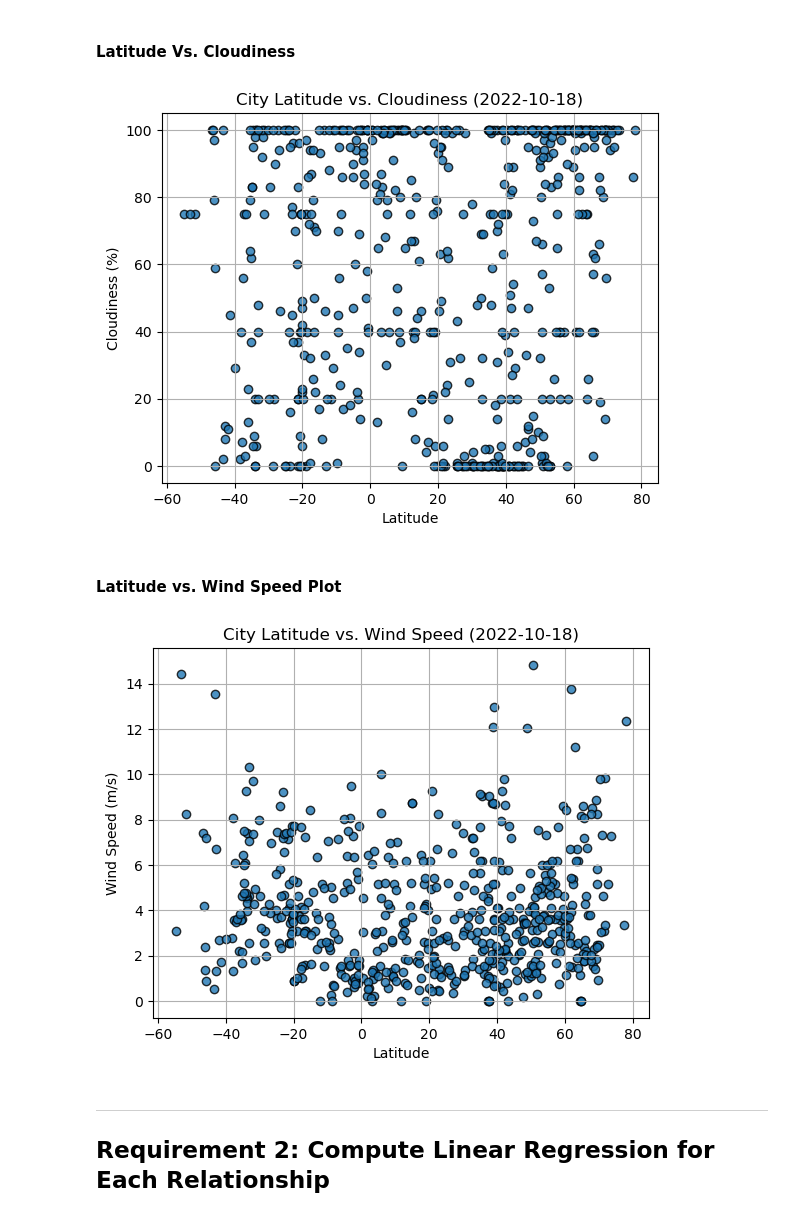
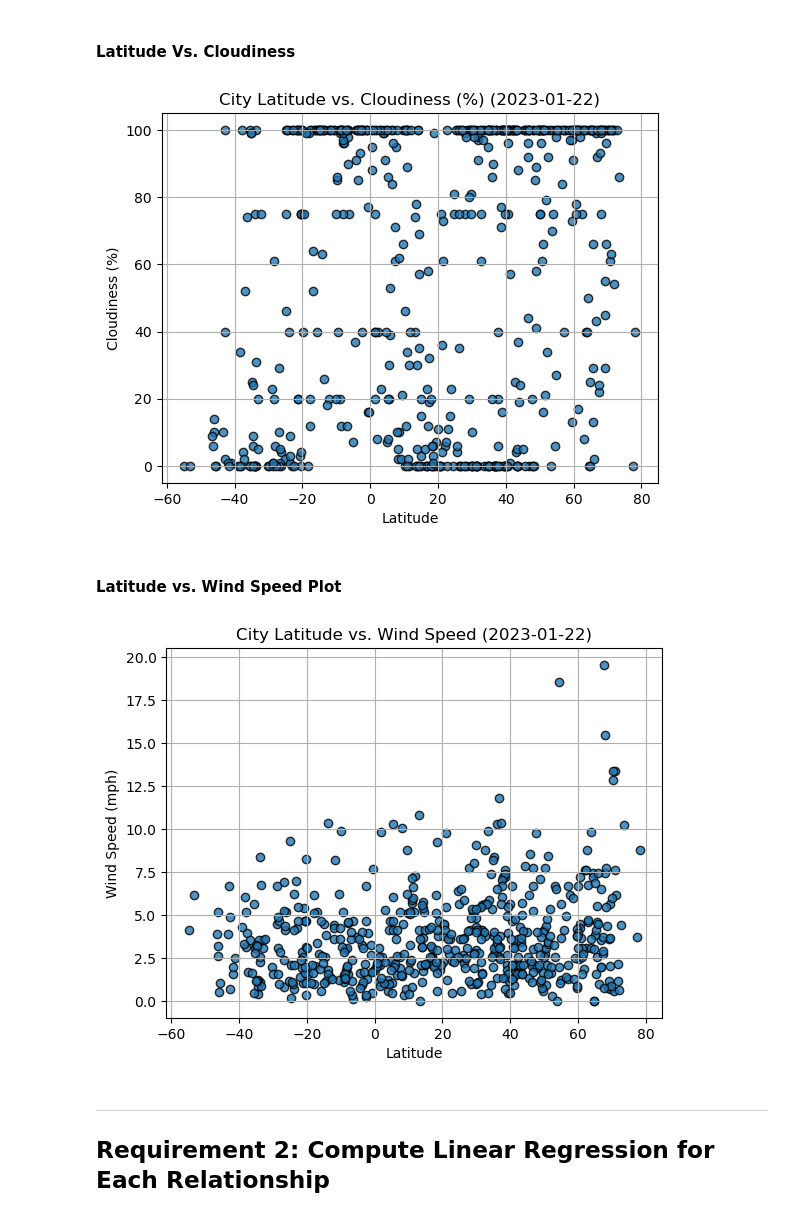
Before and after one commit to 13263952/python-api-weather-analysis, a Jupyter notebook: WeatherPy.ipynb/WeatherPy.ipynb, the cells around one changed output. Cells and saved outputs as stored; diff of their text form; code cells hidden in the pictures.

```diff
--- a/WeatherPy.ipynb/WeatherPy.ipynb
+++ b/WeatherPy.ipynb/WeatherPy.ipynb
@@ -192,0 +201,25 @@ plt.show()
+# %%
+# KEEEPPP Build scatter plot for latitude vs. temperature
+# YOUR CODE HERE
+
+lats = city_data_df["Lat"]
+max_temps = city_data_df["Max Temp"]
+humidity = city_data_df["Humidity"]
+cloudiness = city_data_df["Cloudiness"]
+wind_speed = city_data_df["Wind Speed"]
+
+plt.scatter(lats,
+            max_temps,
+            edgecolor="black", linewidths=1, marker="o",
+            alpha=0.8, label="Cities")
+
+plt.title(f"City Max Latitude vs. Temperature ("+ time.strftime("%Y-%m-%d") +")")
+plt.ylabel("Max Temperature (F)")
+plt.xlabel("Latitude")
+plt.grid(True)
+
+# Save the figure
+plt.savefig("output_data/Fig1.png")
+
+# Show plot
+plt.show()
@@ -210,10 +264,15 @@ plt.show()
 #### Latitude Vs. Cloudiness
 # %%
 # Build the scatter plots for latitude vs. cloudiness
-# YOUR CODE HERE
-
+plt.scatter(lats,
+            cloudiness,
+            edgecolor="black", linewidths=1, marker="o",
+            alpha=0.8, label="Cities")
 # Incorporate the other graph properties
-# YOUR CODE HERE
+plt.title(f"City Latitude vs. Cloudiness (%) "+ time.strftime("(%Y-%m-%d)"))
+plt.ylabel("Cloudiness (%)")
+plt.xlabel("Latitude")
+plt.grid(True)
 
 # Save the figure
 plt.savefig("output_data/Fig3.png")
@@ -221,23 +280,28 @@ plt.savefig("output_data/Fig3.png")
 # Show plot
 plt.show()
 # %% [output]
-[figure, old version]
+[figure, new version]
 # %% [markdown]
 #### Latitude vs. Wind Speed Plot
 # %%
 # Build the scatter plots for latitude vs. wind speed
-# YOUR CODE HERE
-
+plt.scatter(lats,
+            wind_speed,
+            edgecolor="black", linewidths=1, marker="o",
+            alpha=0.8, label="Cities")
 # Incorporate the other graph properties
-# YOUR CODE HERE
+plt.title(f"City Latitude vs. Wind Speed "+ time.strftime("(%Y-%m-%d)"))
+plt.ylabel("Wind Speed (mph)")
+plt.xlabel("Latitude")
+plt.grid(True)
 
 # Save the figure
 plt.savefig("output_data/Fig4.png")
 
 # Show plot
 plt.show()
 # %% [output]
-[figure, old version]
+[figure, new version]
 # %% [markdown]
 ---
 
```
Also changed, not shown: parts of 39 cells of this notebook, 12 other files.
